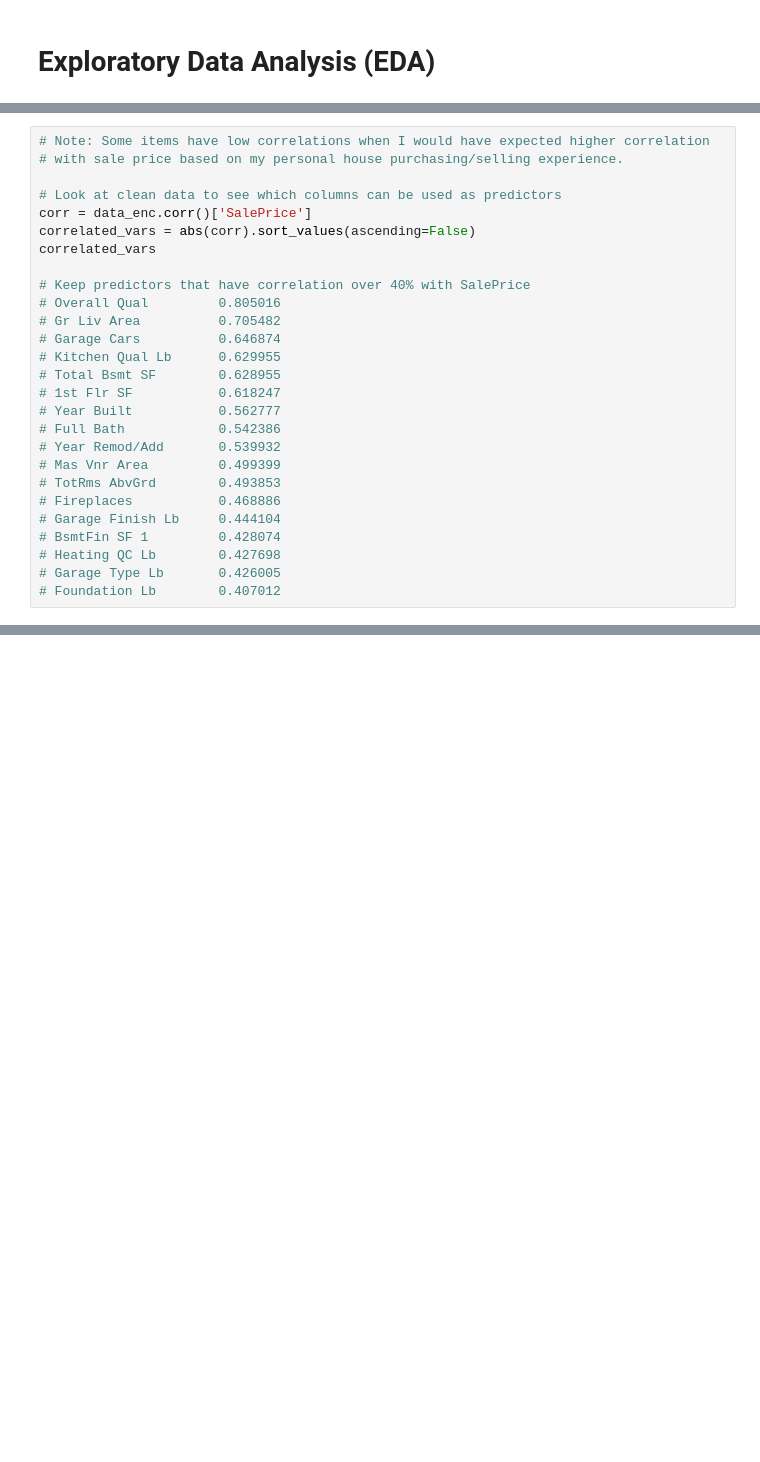
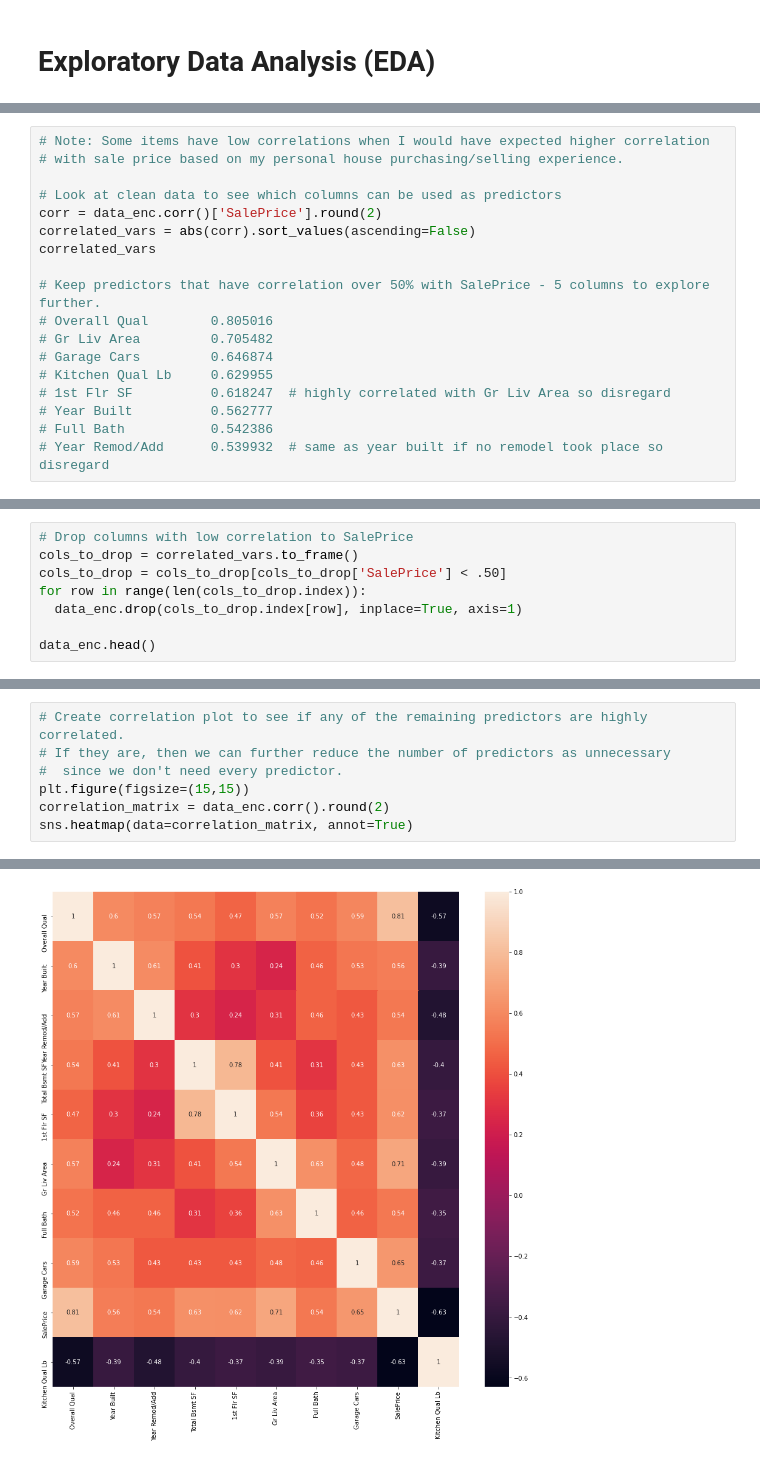
Before and after one commit to cfcastillo/DS-6-Notebooks, a Jupyter notebook: Project_2_Notebook_cfc.ipynb, the cells around one changed output, grey strips where cells are left out. Saved outputs shown, nothing was run; the diff lists cells and outputs as text; blank space fills up the shorter version.

```diff
--- a/Project_2_Notebook_cfc.ipynb
+++ b/Project_2_Notebook_cfc.ipynb
@@ -251,26 +259,17 @@ data_enc.head()
 # with sale price based on my personal house purchasing/selling experience.
 
 # Look at clean data to see which columns can be used as predictors
-corr = data_enc.corr()['SalePrice']
+corr = data_enc.corr()['SalePrice'].round(2)
 correlated_vars = abs(corr).sort_values(ascending=False)
 correlated_vars
 
-# Keep predictors that have correlation over 40% with SalePrice
-# Overall Qual         0.805016
-# Gr Liv Area          0.705482
-# Garage Cars          0.646874
-# Kitchen Qual Lb      0.629955
-# Total Bsmt SF        0.628955
-# 1st Flr SF           0.618247
-# Year Built           0.562777
-# Full Bath            0.542386
-# Year Remod/Add       0.539932
-# Mas Vnr Area         0.499399
-# TotRms AbvGrd        0.493853
-# Fireplaces           0.468886
-# Garage Finish Lb     0.444104
-# BsmtFin SF 1         0.428074
-# Heating QC Lb        0.427698
-# Garage Type Lb       0.426005
-# Foundation Lb        0.407012
+# Keep predictors that have correlation over 50% with SalePrice - 5 columns to explore further.
+# Overall Qual        0.805016
+# Gr Liv Area         0.705482
+# Garage Cars         0.646874
+# Kitchen Qual Lb     0.629955
+# 1st Flr SF          0.618247  # highly correlated with Gr Liv Area so disregard
+# Year Built          0.562777
+# Full Bath           0.542386
+# Year Remod/Add      0.539932  # same as year built if no remodel took place so disregard
 # %% [output]
@@ -299,0 +306,8 @@ Name: SalePrice, dtype: float64
+# %%
+# Drop columns with low correlation to SalePrice
+cols_to_drop = correlated_vars.to_frame()
+cols_to_drop = cols_to_drop[cols_to_drop['SalePrice'] < .50]
+for row in range(len(cols_to_drop.index)):
+  data_enc.drop(cols_to_drop.index[row], inplace=True, axis=1)
+
+data_enc.head()
@@ -299,0 +321,8 @@ Name: SalePrice, dtype: float64
+# %%
+# Create correlation plot to see if any of the remaining predictors are highly correlated.
+# If they are, then we can further reduce the number of predictors as unnecessary
+#  since we don't need every predictor.
+plt.figure(figsize=(15,15))
+correlation_matrix = data_enc.corr().round(2)
+sns.heatmap(data=correlation_matrix, annot=True)
+# %% [output]
@@ -299,0 +330 @@ Name: SalePrice, dtype: float64
+[figure, added]
```
Also changed, not shown: parts of 25 cells of this notebook.
